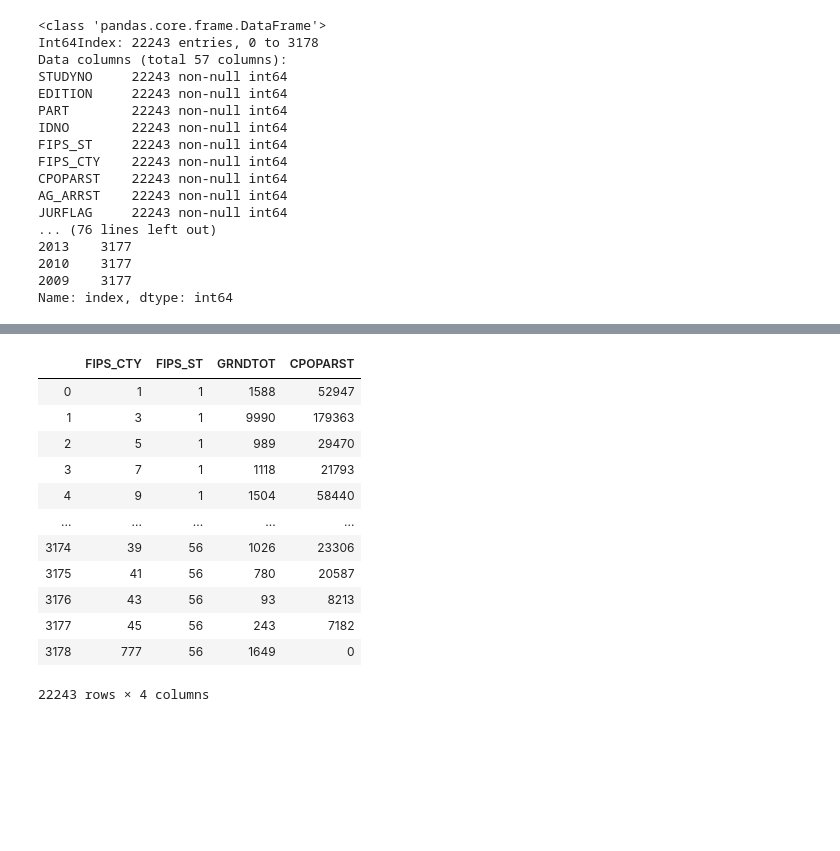
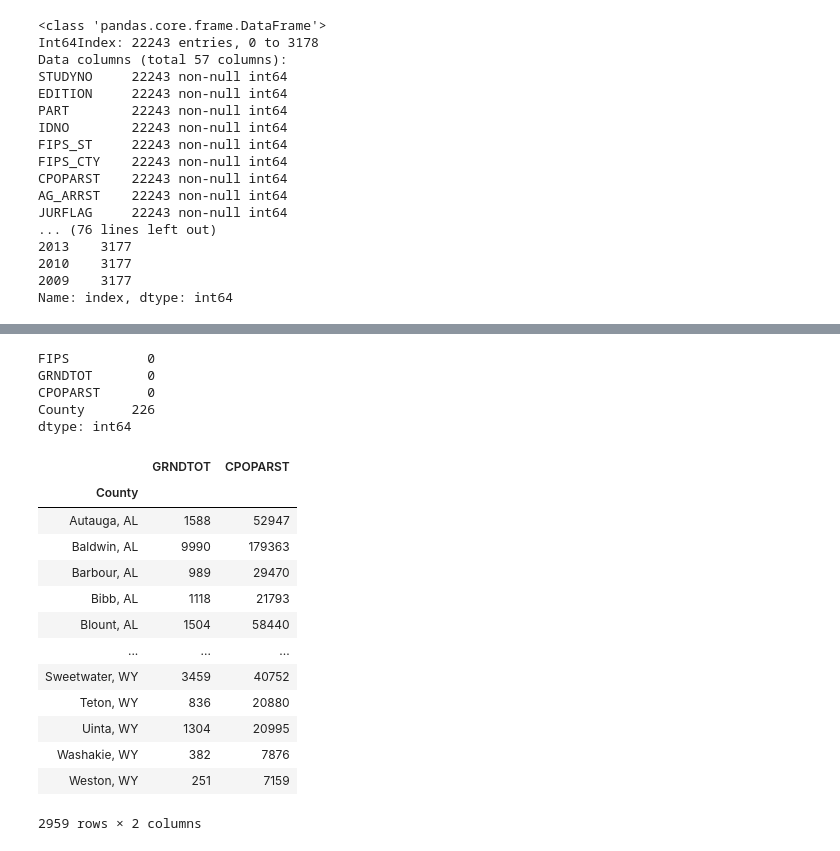
Before and after one commit to erv4gen/Research-Salvage-Autos, a Jupyter notebook: Structure-Demographics-County.ipynb, the cells around one changed output, grey strips where cells are left out. Drawn from its saved outputs; the diff is of its cells as text; code cells hidden in the pictures; blank space fills up the shorter version.

```diff
--- a/Structure-Demographics-County.ipynb
+++ b/Structure-Demographics-County.ipynb
@@ -181,10 +208,10 @@ pop.sort_index()
 # %%
-#county_codes
-path_to_c_codes = '/home/vlad/csv/Us-zipcodes/US-County-Codes.csv'
-county_codes = (pd.read_csv(path_to_c_codes
-                           #,index_col=0
-                           )
-               .assign( County= lambda x: x['Name'].str.strip()+ ', '+ x['State'].str.strip()
-                      )
-                .drop(columns=['Name','State'])
-               )
+# #county_codes
+# path_to_c_codes = '/home/vlad/csv/Us-zipcodes/US-FIBS-County-Codes.csv'
+# county_codes = (pd.read_csv(path_to_c_codes
+#                            #,index_col=0
+#                            )
+#                .assign( County= lambda x: x['Name'].str.strip()+ ', '+ x['State'].str.strip()
+#                       )
+#                 .drop(columns=['Name','State'])
+#                )
@@ -225,17 +236,15 @@ print(crime_df.info()
       )
      )
 
-crime_df['FIPS_ST'] = crime_df['FIPS']
+crime_df['FIPS'] = crime_df['FIPS_ST'].map(lambda x: '{0:02d}'.format(x)) + crime_df['FIPS_CTY'].map(lambda x: '{0:03d}'.format(x))
 
-crime_df_filt = pd.merge(crime_df[['FIPS_CTY' #county code
-                                   ,'FIPS_ST' #state code
+crime_df_filt = pd.merge(crime_df[['FIPS'
                           ,'GRNDTOT' #Total number of insedents
                           ,'CPOPARST' #TOT CNTY POPULATION-AGENCIES RPRT ARRSTS
-
                          ]]
                          ,county_codes
-                         ,left_on = 'FIPS_CTY'
-                         ,right_on= 'FIPS'
+                         ,on = 'FIPS'
+                         ,how='left'
                         )
 # %% [output]
 <class 'pandas.core.frame.DataFrame'>
@@ -261,24 +267,33 @@ Name: index, dtype: int64
-# %%
-crime_df[['FIPS_CTY' #county code
-                                   ,'FIPS_ST' #state code
-                          ,'GRNDTOT' #Total number of insedents
-                          ,'CPOPARST' #TOT CNTY POPULATION-AGENCIES RPRT ARRSTS
-
-                         ]]
-# %% [output]
-|  | FIPS_CTY | FIPS_ST | GRNDTOT | CPOPARST |
-| 0 | 1 | 1 | 1588 | 52947 |
-| 1 | 3 | 1 | 9990 | 179363 |
-| 2 | 5 | 1 | 989 | 29470 |
-| 3 | 7 | 1 | 1118 | 21793 |
-| 4 | 9 | 1 | 1504 | 58440 |
-| ... | ... | ... | ... | ... |
-| 3174 | 39 | 56 | 1026 | 23306 |
-| 3175 | 41 | 56 | 780 | 20587 |
-| 3176 | 43 | 56 | 93 | 8213 |
-| 3177 | 45 | 56 | 243 | 7182 |
-| 3178 | 777 | 56 | 1649 | 0 |
-22243 rows × 4 columns
+# %%
+crime_df_filt = crime_df_filt.drop_duplicates(subset=['FIPS']).dropna().drop(['FIPS'],axis=1).set_index('County')
+# %%
+crime_df_filt.isna().sum(0)
+# %% [output]
+FIPS          0
+GRNDTOT       0
+CPOPARST      0
+County      226
+dtype: int64
+# %%
+crime_df_filt = crime_df_filt
+# crime_df_filt.loc[crime_df_filt['County']=='Cool, IL']
+# %%
+crime_df_filt
+# %% [output]
+|  | GRNDTOT | CPOPARST |
+| County |  |  |
+| Autauga, AL | 1588 | 52947 |
+| Baldwin, AL | 9990 | 179363 |
+| Barbour, AL | 989 | 29470 |
+| Bibb, AL | 1118 | 21793 |
+| Blount, AL | 1504 | 58440 |
+| ... | ... | ... |
+| Sweetwater, WY | 3459 | 40752 |
+| Teton, WY | 836 | 20880 |
+| Uinta, WY | 1304 | 20995 |
+| Washakie, WY | 382 | 7876 |
+| Weston, WY | 251 | 7159 |
+2959 rows × 2 columns
 # %%
 # joint_full = unempdf.join(income_df).join(pop)
 
```
Also changed, not shown: parts of 8 cells of this notebook, 2 other files.
